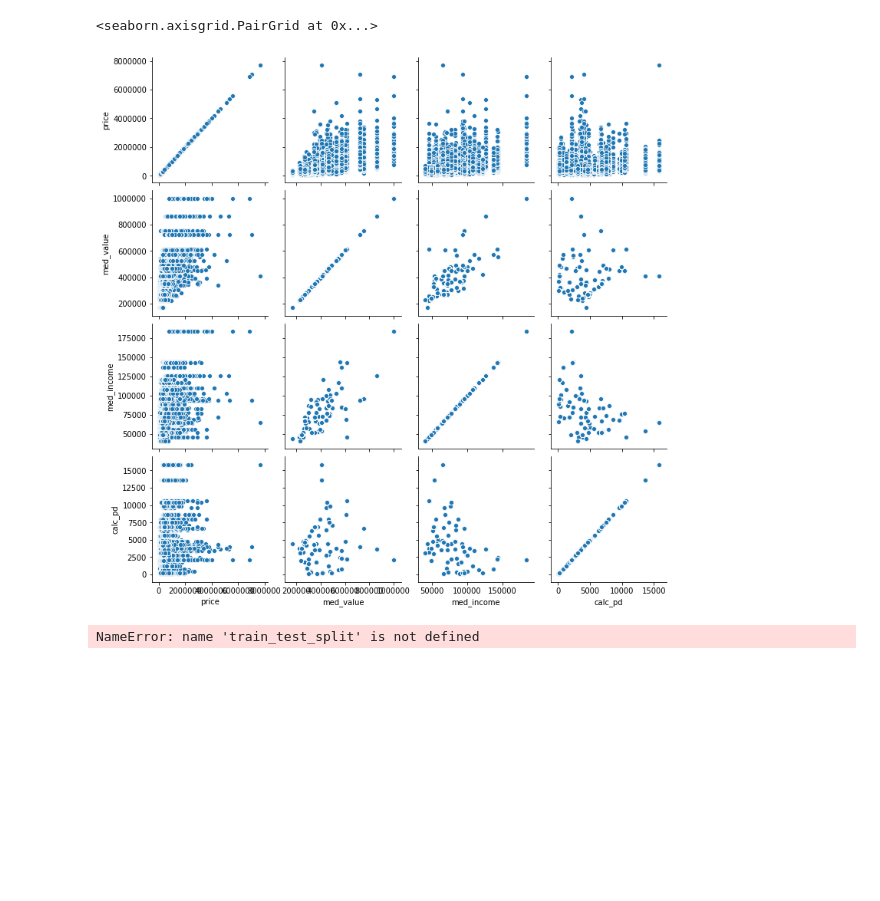
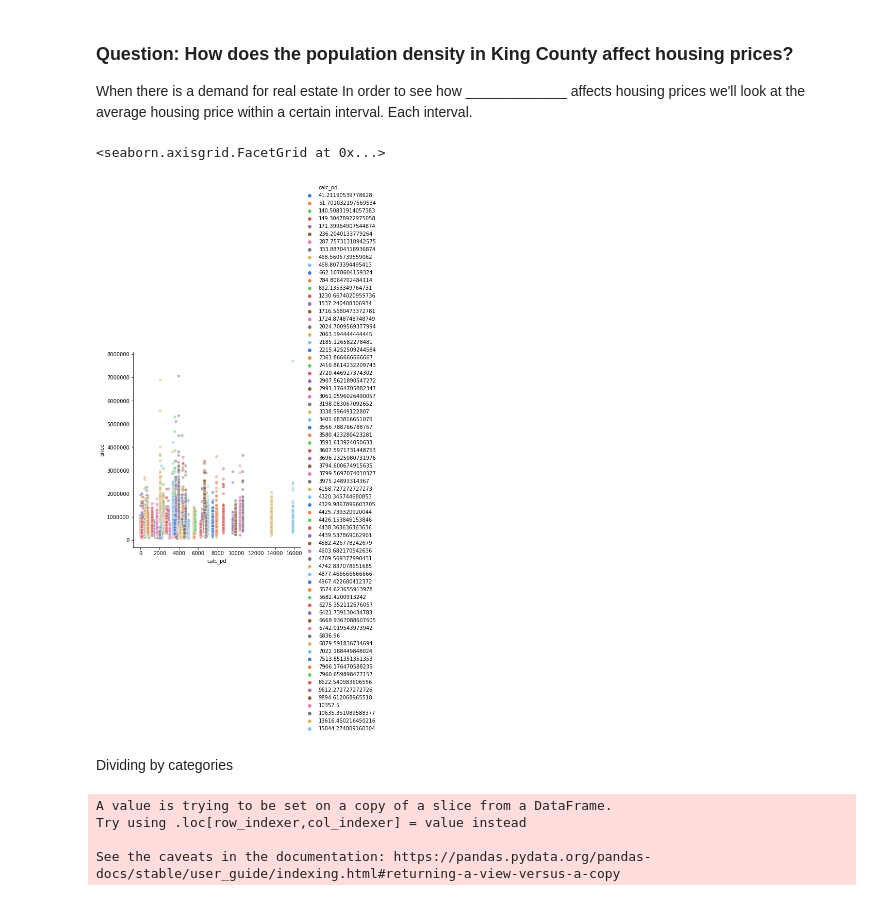
Before and after one commit to naik-sachin/Project_Housing_prediction, a Jupyter notebook: Jessica_DataAnalysis.ipynb, the cells around one changed output. Saved outputs shown, nothing was run; the diff lists cells and outputs as text; code cells hidden in the pictures; blank space fills up the shorter version.

```diff
--- a/Jessica_DataAnalysis.ipynb
+++ b/Jessica_DataAnalysis.ipynb
@@ -49,4 +12,0 @@ g.map(sns.scatterplot)
-# %%
-df['live:lot'] = df['sqft_living']/df['sqft_lot']
-g = sns.PairGrid(df, vars=['price', 'sqft_living', 'sqft_lot','live:lot'])
-g.map(sns.scatterplot)
@@ -62,8 +12,0 @@ g.map(sns.scatterplot)
-# %%
-df['yr_today'] = 0
-if (df['yr_renovated'] == 0):
-    df['yr_today'] = 2020-df['yr_built']
-else:
-    df['yr_today'] = 2020-df['yr_renovated']
-g = sns.PairGrid(df, vars=['price', 'yr_built', 'yr_renovated', 'yr_today'])
-g.map(sns.scatterplot)
@@ -72,4 +12,0 @@ ValueError: The truth value of a Series is ambiguous. Use a.empty, a.bool(), a.i
-# %%
-df['lxl'] = df['lat']*df['long']
-g = sns.PairGrid(df, vars=['price', 'lat', 'long', 'lxl'])
-g.map(sns.scatterplot)
@@ -85,6 +12,0 @@ KeyError: "['distance_to_Seattle_center'] not in index"
-# %%
-g = sns.PairGrid(df, vars=['price', 'med_value', 'med_income', 'calc_pd'])
-g.map(sns.scatterplot)
-# %% [output]
-<seaborn.axisgrid.PairGrid at 0x...>
-[figure, removed]
@@ -93,7 +12,0 @@ g.map(sns.scatterplot)
-# %%
-X_train, X_train, y_train, y_test = train_test_split(X_degree2, y, test_size=0.3, random_state=123)
-reg_poly2 = LinearRegression().fit(X_degree2, y)
-y_hat_train = reg_poly2.predict(X_train)
-y_hat_test = reg_poly2.predict(X_test)
-# %% [output]
-NameError: name 'train_test_split' is not defined
@@ -102,0 +13,11 @@ plt.legend(loc='lower left')
+# %% [markdown]
+### Question: How does the population density in King County affect housing prices?
+
+When there is a demand for real estate  In order to see how _____________ affects housing prices we'll look at the average housing price within a certain interval. Each interval.
+# %%
+sns.relplot(x="calc_pd", y="price", hue="calc_pd",
+            sizes=(40, 400), alpha=.5, palette="muted", #size="weight",
+            height=6, data=df)
+# %% [output]
+<seaborn.axisgrid.FacetGrid at 0x...>
+[figure, added]
@@ -102,0 +26,10 @@ plt.legend(loc='lower left')
+# %% [markdown]
+Dividing by categories
+# %%
+labels = ["{0} - {1}".format(i, i + 3200) for i in range(0, 16000, 3200)]
+df['Population_Density'] = pd.cut(df.calc_pd, range(0, 16001, 3200), right=False, labels=labels)
+# %% [output]
+A value is trying to be set on a copy of a slice from a DataFrame.
+Try using .loc[row_indexer,col_indexer] = value instead
+
+See the caveats in the documentation: https://pandas.pydata.org/pandas-docs/stable/user_guide/indexing.html#returning-a-view-versus-a-copy
```
Also changed, not shown: parts of 17 cells of this notebook, 38 other files.
